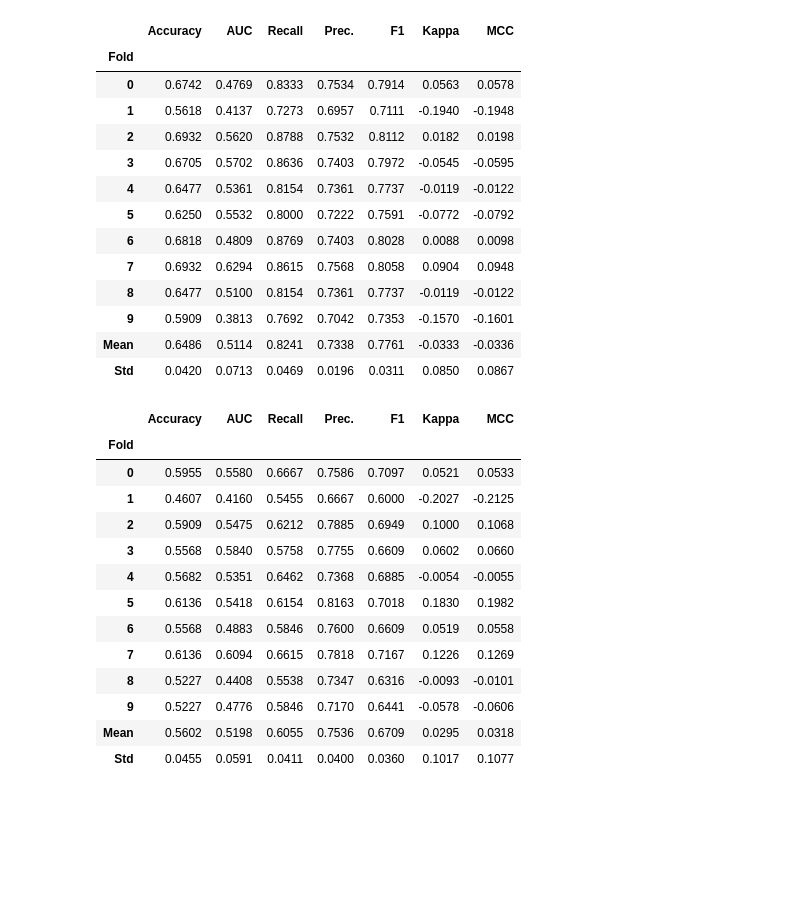
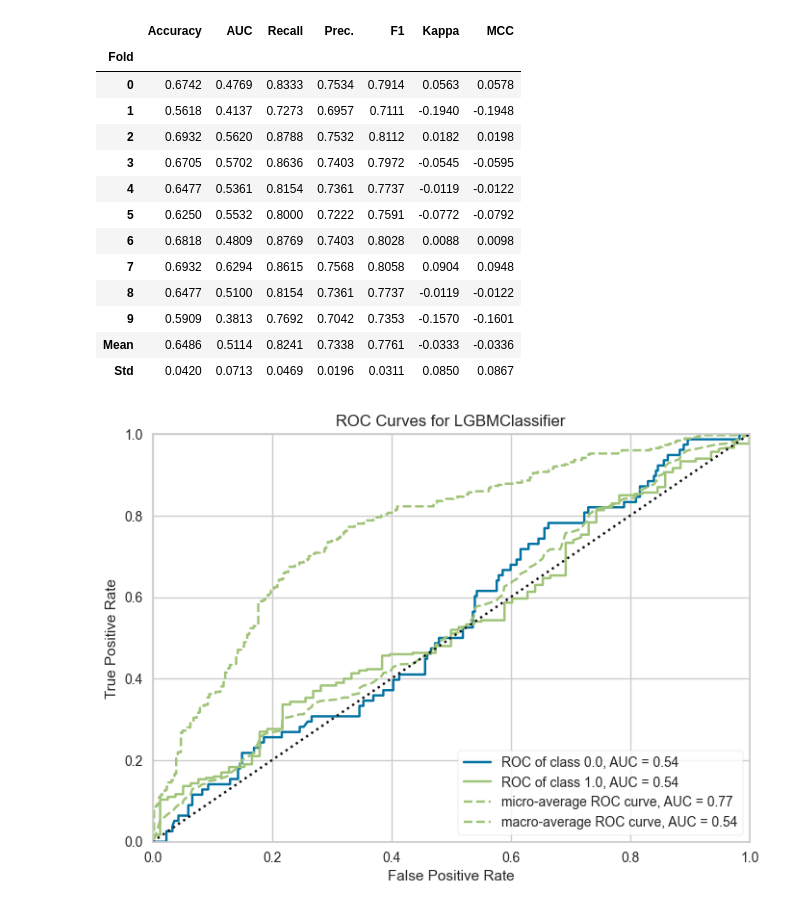
Before and after one commit to mt-smith/Springboard, a Jupyter notebook: Capstone_2/Shopify_Analysis_Capstone/notebooks/Project_Notebook.ipynb, the cells around one changed output. Drawn from its saved outputs; the diff is of its cells as text; code cells hidden in the pictures; blank space fills up the shorter version.

```diff
--- a/Capstone_2/Shopify_Analysis_Capstone/notebooks/Project_Notebook.ipynb
+++ b/Capstone_2/Shopify_Analysis_Capstone/notebooks/Project_Notebook.ipynb
@@ -894,22 +794,8 @@ tuned_gbm =tune_model(gbm)
 | 9 | 0.5909 | 0.3813 | 0.7692 | 0.7042 | 0.7353 | -0.1570 | -0.1601 |
 | Mean | 0.6486 | 0.5114 | 0.8241 | 0.7338 | 0.7761 | -0.0333 | -0.0336 |
 | Std | 0.0420 | 0.0713 | 0.0469 | 0.0196 | 0.0311 | 0.0850 | 0.0867 |
-# %%
-lr = create_model('lr')
-tuned_lr =tune_model(lr)
-# %% [output]
-|  | Accuracy | AUC | Recall | Prec. | F1 | Kappa | MCC |
-| Fold |  |  |  |  |  |  |  |
-| 0 | 0.5955 | 0.5580 | 0.6667 | 0.7586 | 0.7097 | 0.0521 | 0.0533 |
-| 1 | 0.4607 | 0.4160 | 0.5455 | 0.6667 | 0.6000 | -0.2027 | -0.2125 |
-| 2 | 0.5909 | 0.5475 | 0.6212 | 0.7885 | 0.6949 | 0.1000 | 0.1068 |
-| 3 | 0.5568 | 0.5840 | 0.5758 | 0.7755 | 0.6609 | 0.0602 | 0.0660 |
-| 4 | 0.5682 | 0.5351 | 0.6462 | 0.7368 | 0.6885 | -0.0054 | -0.0055 |
-| 5 | 0.6136 | 0.5418 | 0.6154 | 0.8163 | 0.7018 | 0.1830 | 0.1982 |
-| 6 | 0.5568 | 0.4883 | 0.5846 | 0.7600 | 0.6609 | 0.0519 | 0.0558 |
-| 7 | 0.6136 | 0.6094 | 0.6615 | 0.7818 | 0.7167 | 0.1226 | 0.1269 |
-| 8 | 0.5227 | 0.4408 | 0.5538 | 0.7347 | 0.6316 | -0.0093 | -0.0101 |
-| 9 | 0.5227 | 0.4776 | 0.5846 | 0.7170 | 0.6441 | -0.0578 | -0.0606 |
-| Mean | 0.5602 | 0.5198 | 0.6055 | 0.7536 | 0.6709 | 0.0295 | 0.0318 |
-| Std | 0.0455 | 0.0591 | 0.0411 | 0.0400 | 0.0360 | 0.1017 | 0.1077 |
+# %%
+plot_model(tuned_gbm, plot = 'auc')
+# %% [output]
+[figure, added]
 # %%
```
Also changed, not shown: parts of 27 cells of this notebook.
